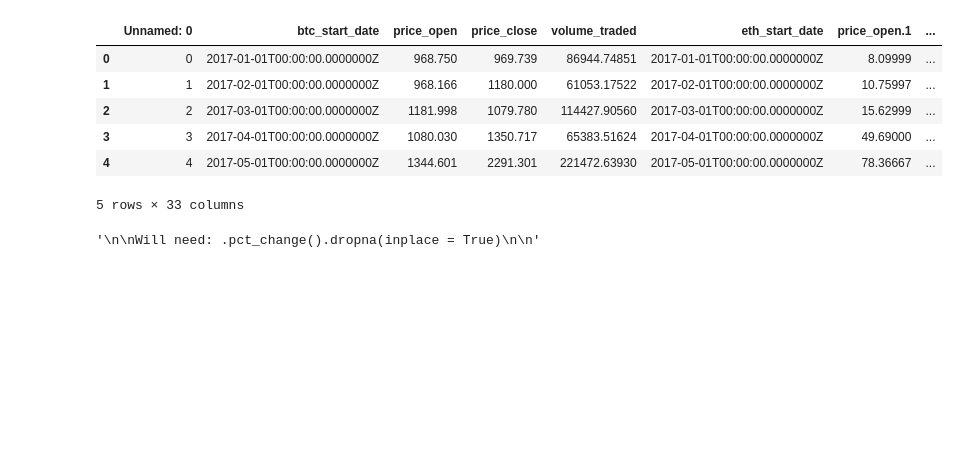
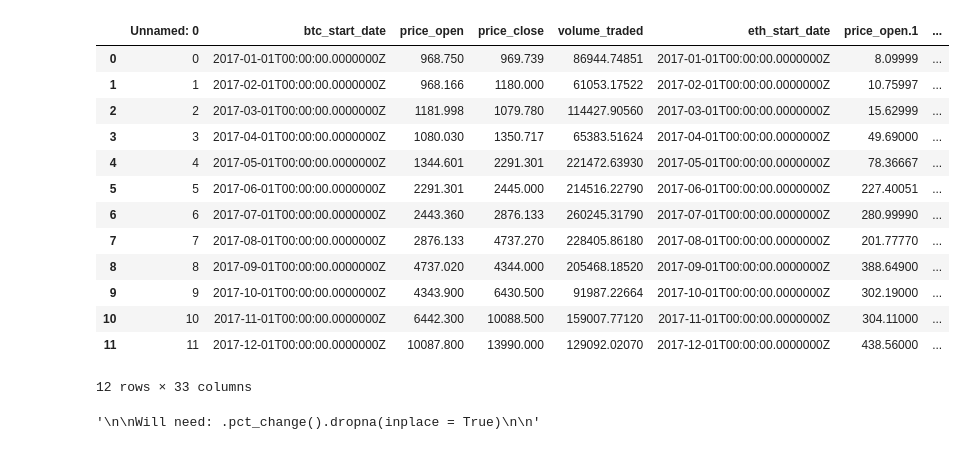
Before and after one commit to nathanduft44/Crypto_Corrisk, a Jupyter notebook: Nate_space/2017_analysis.ipynb, the cells around one changed output. Drawn from its saved outputs; the diff is of its cells as text; code cells hidden in the pictures; blank space fills up the shorter version.

```diff
--- a/Nate_space/2017_analysis.ipynb
+++ b/Nate_space/2017_analysis.ipynb
@@ -17,15 +17,23 @@ crypto_data_2017 = pd.read_csv(
     Path('./crypto_data_2017.csv')
 )
 # %%
-crypto_data_2017.head()
+crypto_data_2017_clean = crypto_data_2017.loc[0:11]
+crypto_data_2017_clean
 # %% [output]
 |  | Unnamed: 0 | btc_start_date | price_open | price_close | volume_traded | eth_start_date | price_open.1 | ... |
 | 0 | 0 | 2017-01-01T00:00:00.0000000Z | 968.750 | 969.739 | 86944.74851 | 2017-01-01T00:00:00.0000000Z | 8.09999 | ... |
 | 1 | 1 | 2017-02-01T00:00:00.0000000Z | 968.166 | 1180.000 | 61053.17522 | 2017-02-01T00:00:00.0000000Z | 10.75997 | ... |
 | 2 | 2 | 2017-03-01T00:00:00.0000000Z | 1181.998 | 1079.780 | 114427.90560 | 2017-03-01T00:00:00.0000000Z | 15.62999 | ... |
 | 3 | 3 | 2017-04-01T00:00:00.0000000Z | 1080.030 | 1350.717 | 65383.51624 | 2017-04-01T00:00:00.0000000Z | 49.69000 | ... |
 | 4 | 4 | 2017-05-01T00:00:00.0000000Z | 1344.601 | 2291.301 | 221472.63930 | 2017-05-01T00:00:00.0000000Z | 78.36667 | ... |
+| 5 | 5 | 2017-06-01T00:00:00.0000000Z | 2291.301 | 2445.000 | 214516.22790 | 2017-06-01T00:00:00.0000000Z | 227.40051 | ... |
+| 6 | 6 | 2017-07-01T00:00:00.0000000Z | 2443.360 | 2876.133 | 260245.31790 | 2017-07-01T00:00:00.0000000Z | 280.99990 | ... |
+| 7 | 7 | 2017-08-01T00:00:00.0000000Z | 2876.133 | 4737.270 | 228405.86180 | 2017-08-01T00:00:00.0000000Z | 201.77770 | ... |
+| 8 | 8 | 2017-09-01T00:00:00.0000000Z | 4737.020 | 4344.000 | 205468.18520 | 2017-09-01T00:00:00.0000000Z | 388.64900 | ... |
+| 9 | 9 | 2017-10-01T00:00:00.0000000Z | 4343.900 | 6430.500 | 91987.22664 | 2017-10-01T00:00:00.0000000Z | 302.19000 | ... |
+| 10 | 10 | 2017-11-01T00:00:00.0000000Z | 6442.300 | 10088.500 | 159007.77120 | 2017-11-01T00:00:00.0000000Z | 304.11000 | ... |
+| 11 | 11 | 2017-12-01T00:00:00.0000000Z | 10087.800 | 13990.000 | 129092.02070 | 2017-12-01T00:00:00.0000000Z | 438.56000 | ... |
-5 rows × 33 columns
+12 rows × 33 columns
 # %%
 # STEP 3: CALCULATE Monthly RETURNS FOR EACH CURRENCY IN Designated Time range from  DATAFRAME, DROP NULL VALUES
 """
```
Also changed, not shown: parts of 12 cells of this notebook.
